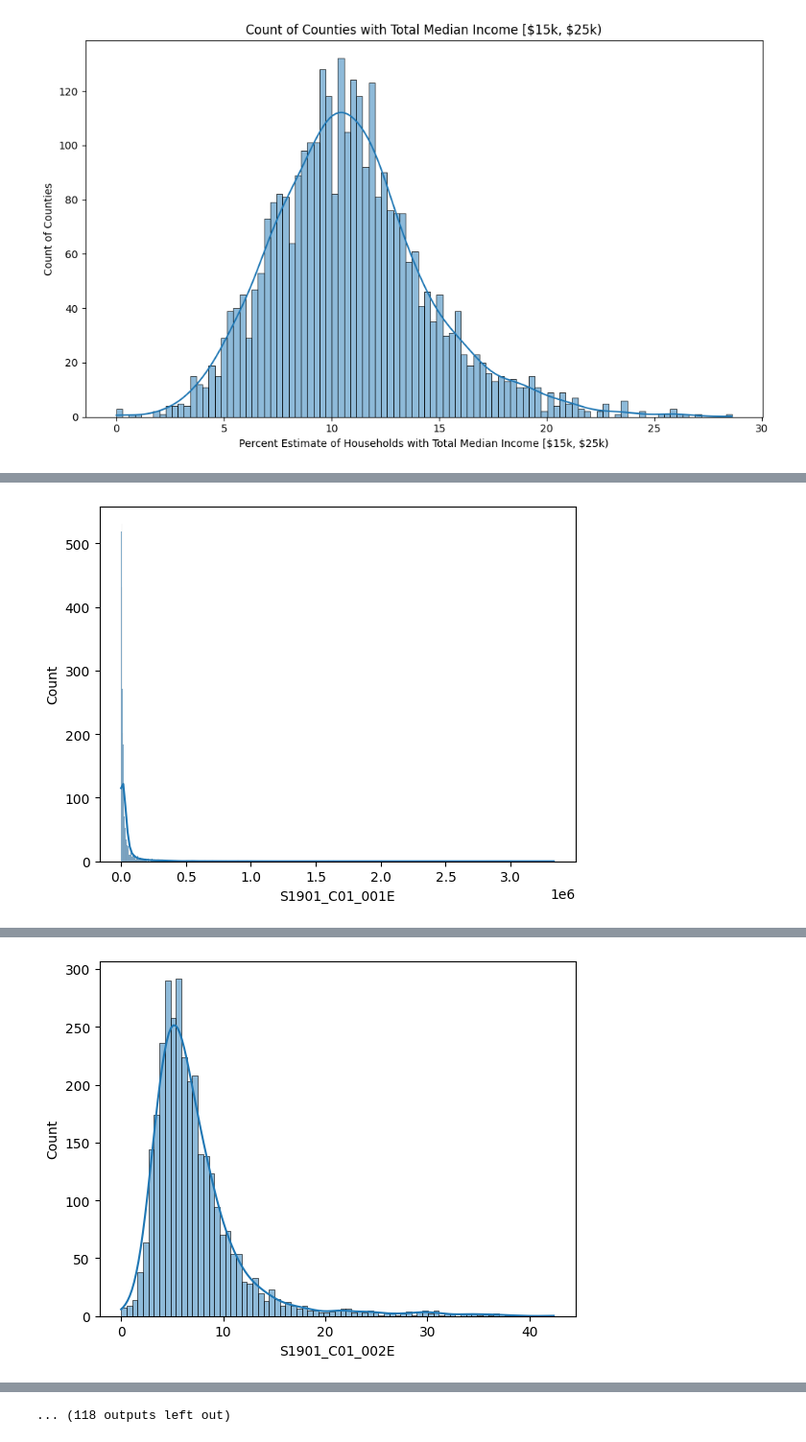
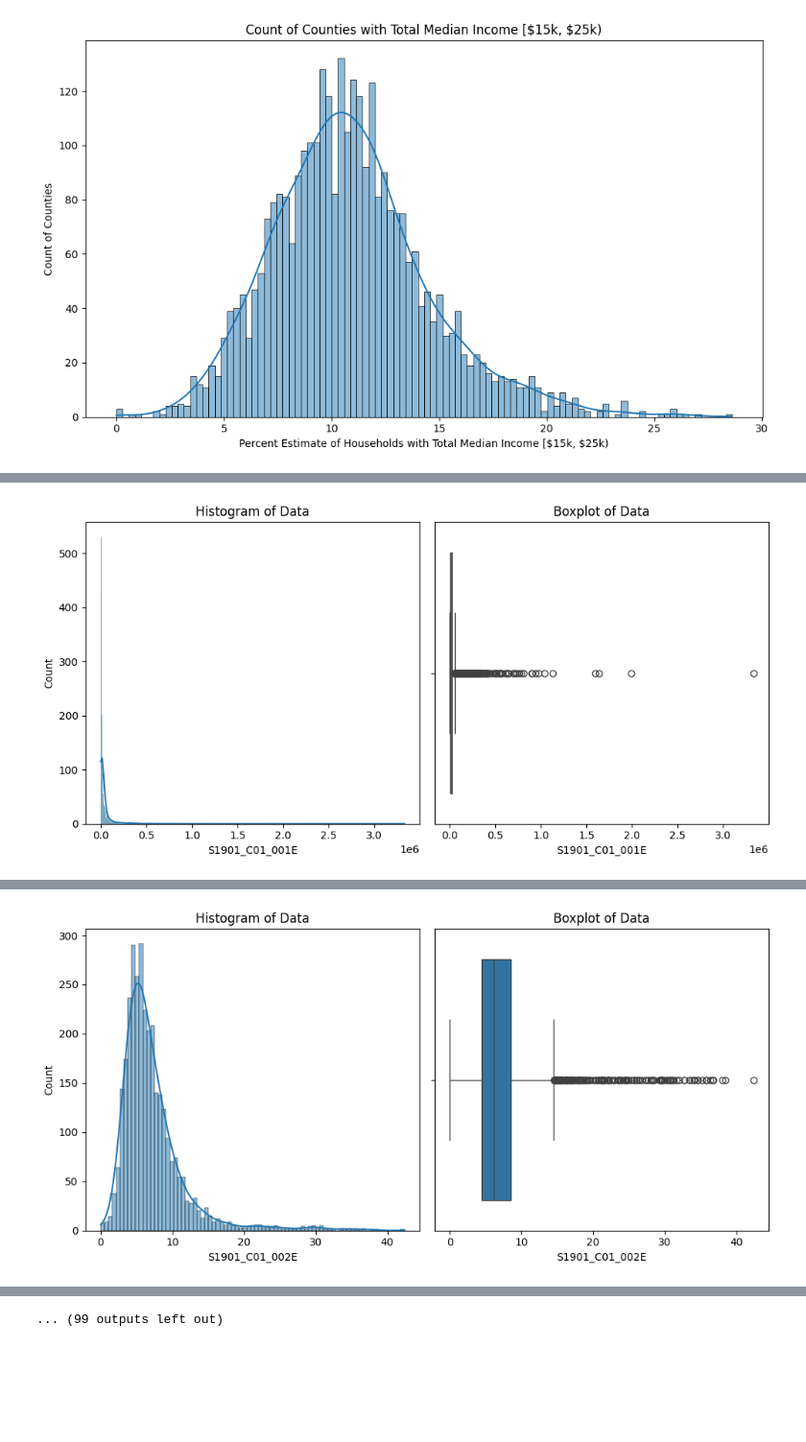
Before and after one commit to ctamaye/Food-Insecurity, a Jupyter notebook: EDA.ipynb, the cells around one changed output, grey strips where cells are left out. Shown at 96% size. Drawn from its saved outputs; the diff is of its cells as text; code cells hidden in the pictures; blank space fills up the shorter version.

```diff
--- a/EDA.ipynb
+++ b/EDA.ipynb
@@ -164,25 +164,36 @@ plt.show()
 # %%
 # Define a function to perform EDA on estimation columns
 def essential_eda(col: pd.Series):
-    col_name = col.name #get name of series
+    col_name = col.name
     print(f"\n----- {col_name} -----")
-
-    # now compare against the string name, not the Series itself
     desc = (
         median_reference
         .loc[median_reference["Variable Name"] == col_name, "Description"]
-        .squeeze()    # get the singular value
+        .squeeze()
     )
-    print(f"This column represents: {desc!r}")
+    print(f"This column represents: {desc!r}\n")
 
     print(col.describe())
     print("Unique values:", col.nunique())
-    print("Missing:", col.isnull().sum())
+    print("Missing:",    col.isnull().sum())
 
+    # drop NaNs just once
+    non_na = col.dropna()
 
+    # check: is it numeric *and* is there at least one value?
+    if pd.api.types.is_numeric_dtype(col) and not non_na.empty:
+        fig, axes = plt.subplots(1, 2, figsize=(10,5))
+        sns.histplot(non_na, kde=True, ax=axes[0])
+        axes[0].set_title('Histogram of Data')
 
-    sns.histplot(col, kde=True)
-    plt.show()
+        sns.boxplot(x=non_na, ax=axes[1])
+        axes[1].set_title('Boxplot of Data')
+
+        plt.tight_layout()
+        plt.show()
+    else:
+        print("No numeric data to plot.")
+
 
 
 # Run function on all estimations of median household income
@@ -196,14 +208,14 @@ This column represents: 'Estimate!!Households!!Total'
 count    3.221000e+03
 mean     3.836075e+04
 std      1.167448e+05
 min      6.200000e+01
 25%      4.371000e+03
 50%      1.005900e+04
 75%      2.582200e+04
 max      3.332504e+06
 Name: S1901_C01_001E, dtype: float64
 Unique values: 3034
 Missing: 0
-[figure, old version]
+[figure, new version]
 ----- S1901_C01_002E -----
 This column represents: 'Estimate!!Households!!Total!!Less than $10,000'
@@ -218,6 +231,6 @@ max        42.400000
 Name: S1901_C01_002E, dtype: float64
 Unique values: 258
 Missing: 0
-[figure, old version]
+[figure, new version]
 ----- S1901_C01_003E -----
 This column represents: 'Estimate!!Households!!Total!!$10,000 to $14,999'
@@ -278 +295 @@ Missing: 0
-... (118 outputs left out)
+... (99 outputs left out)
```
Also changed, not shown: parts of 3 cells of this notebook.
